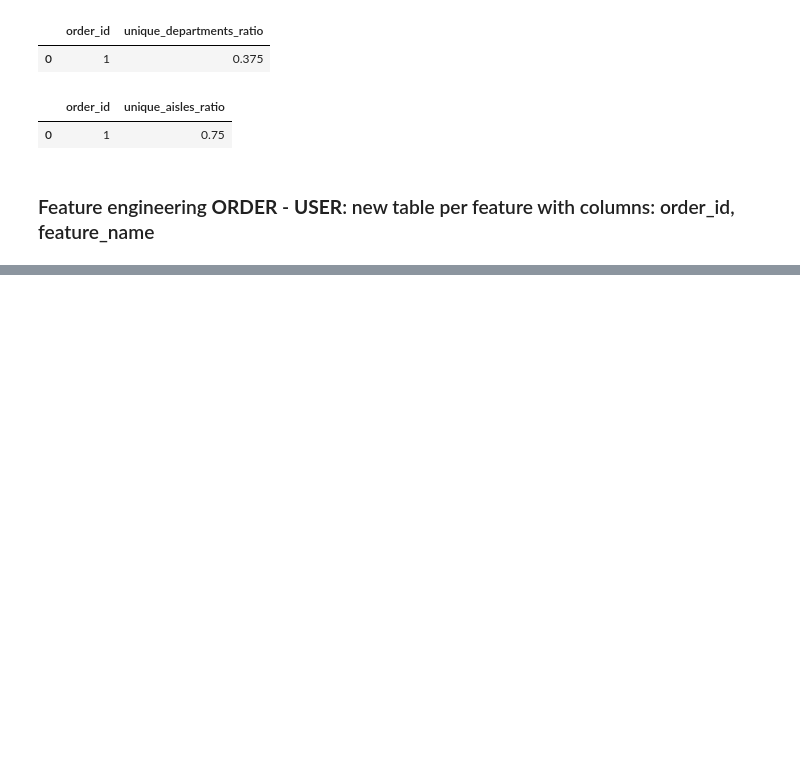
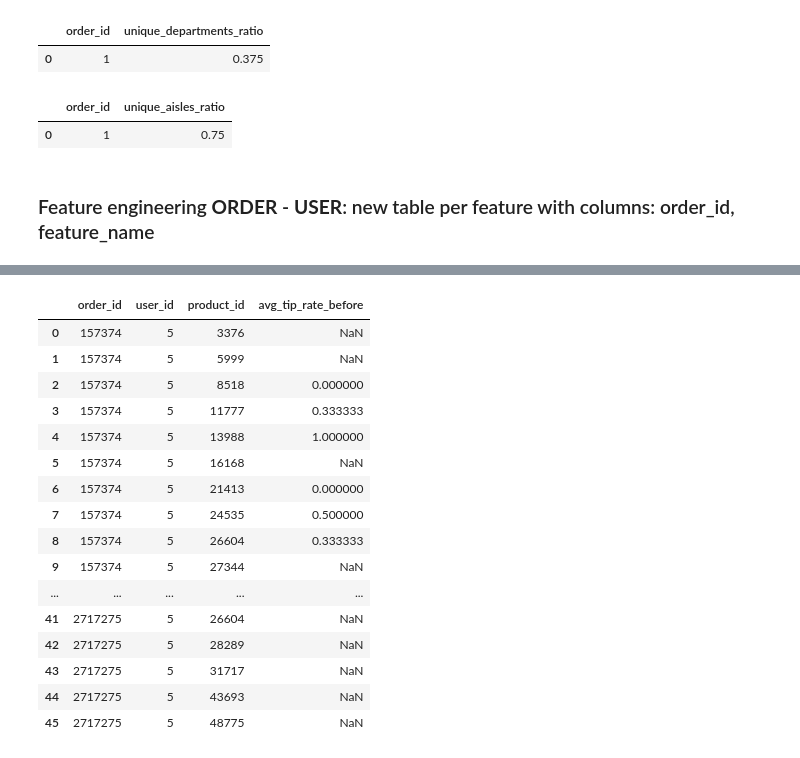
Before and after one commit to tobiiu/DABI-2, a Jupyter notebook: Features_1.ipynb, the cells around one changed output, grey strips where cells are left out. Saved outputs shown, nothing was run; the diff lists cells and outputs as text; code cells hidden in the pictures; blank space fills up the shorter version.

```diff
--- a/Features_1.ipynb
+++ b/Features_1.ipynb
@@ -371,0 +381,54 @@ add_avg_tip_rate_before_per_product_row().sort_values("order_date").head(60)
+# %%
+def add_cumulative_avg_tip_rate_per_user_product():
+    """
+    Calculate the cumulative average tip rate per (user_id, product_id) up to each order date.
+    For each order-product row, it shows the tip probability based on *past* purchases only.
+    New products (first purchase) get NaN or 0.
+    """
+    # Merge orders and tips into order_products_denormalized
+    merged = order_products_denormalized.merge(
+        orders[["order_id", "user_id", "order_date"]], on="order_id"
+    ).merge(
+        tips_public[["order_id", "tip"]], on="order_id", how="left"
+    )
+
+    merged = merged.sort_values(by=["user_id", "product_id", "order_date"])
+
+    # Replace missing tips with 0 (no tip)
+    merged["tip"] = merged["tip"].fillna(0).astype(float)
+
+    # Count how many times product was bought before current row
+    merged["times_bought_before"] = merged.groupby(["user_id", "product_id"]).cumcount()
+
+    # Cumulative sum of tips *before* current row (exclude current tip)
+    merged["tip_cumsum_before"] = merged.groupby(["user_id", "product_id"])["tip"].cumsum() - merged["tip"]
+
+    # Calculate cumulative average tip rate before this order
+    merged["avg_tip_rate_before"] = merged["tip_cumsum_before"] / merged["times_bought_before"]
+
+    # Replace inf and NaN for first purchases
+    merged.loc[merged["times_bought_before"] == 0, "avg_tip_rate_before"] = pd.NA
+
+    return merged[["order_id", "user_id", "product_id", "avg_tip_rate_before"]]
+
+cumulative_avg_tip_rate_per_user_product = add_cumulative_avg_tip_rate_per_user_product()
+# %%
+cumulative_avg_tip_rate_per_user_product[cumulative_avg_tip_rate_per_user_product["user_id"]==5].sort_values(["user_id","order_id"]).reset_index(drop=True)
+# %% [output]
+|  | order_id | user_id | product_id | avg_tip_rate_before |
+| 0 | 157374 | 5 | 3376 | NaN |
+| 1 | 157374 | 5 | 5999 | NaN |
+| 2 | 157374 | 5 | 8518 | 0.000000 |
+| 3 | 157374 | 5 | 11777 | 0.333333 |
+| 4 | 157374 | 5 | 13988 | 1.000000 |
+| 5 | 157374 | 5 | 16168 | NaN |
+| 6 | 157374 | 5 | 21413 | 0.000000 |
+| 7 | 157374 | 5 | 24535 | 0.500000 |
+| 8 | 157374 | 5 | 26604 | 0.333333 |
+| 9 | 157374 | 5 | 27344 | NaN |
+| ... | ... | ... | ... | ... |
+| 41 | 2717275 | 5 | 26604 | NaN |
+| 42 | 2717275 | 5 | 28289 | NaN |
+| 43 | 2717275 | 5 | 31717 | NaN |
+| 44 | 2717275 | 5 | 43693 | NaN |
+| 45 | 2717275 | 5 | 48775 | NaN |
```
Also changed, not shown: parts of 9 cells of this notebook.
